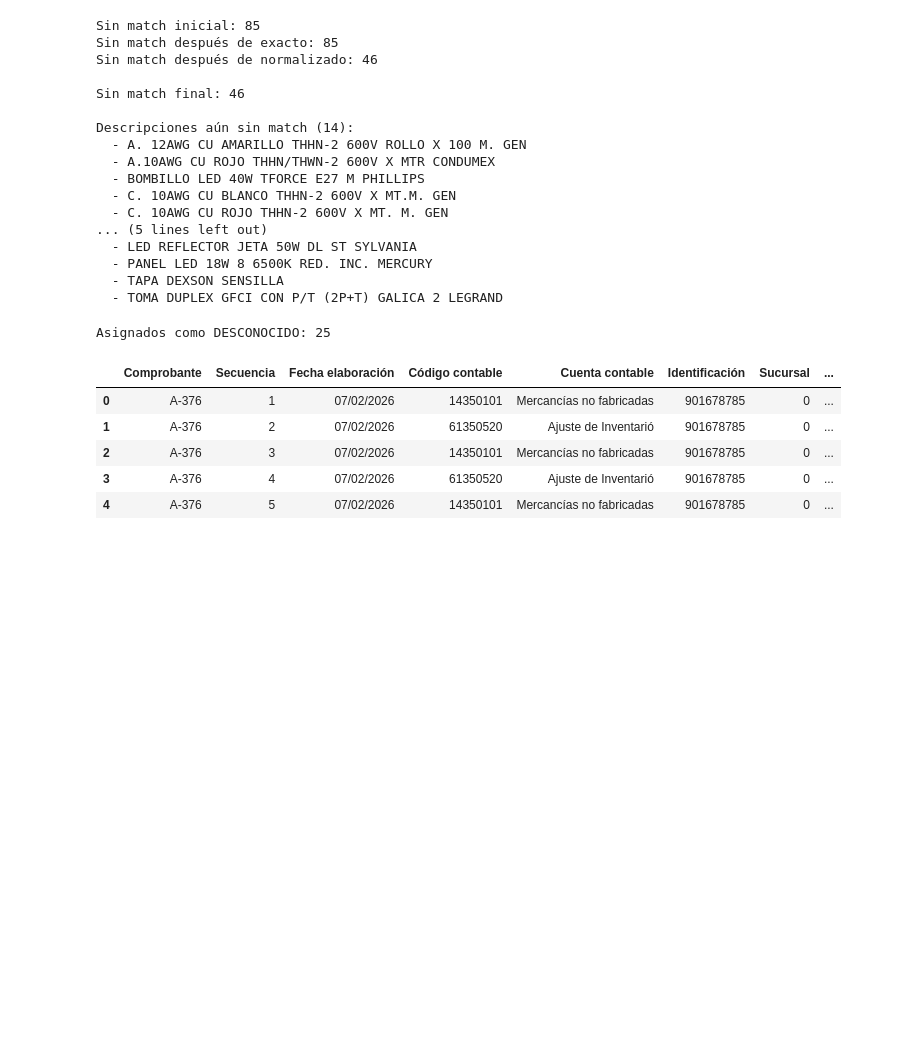
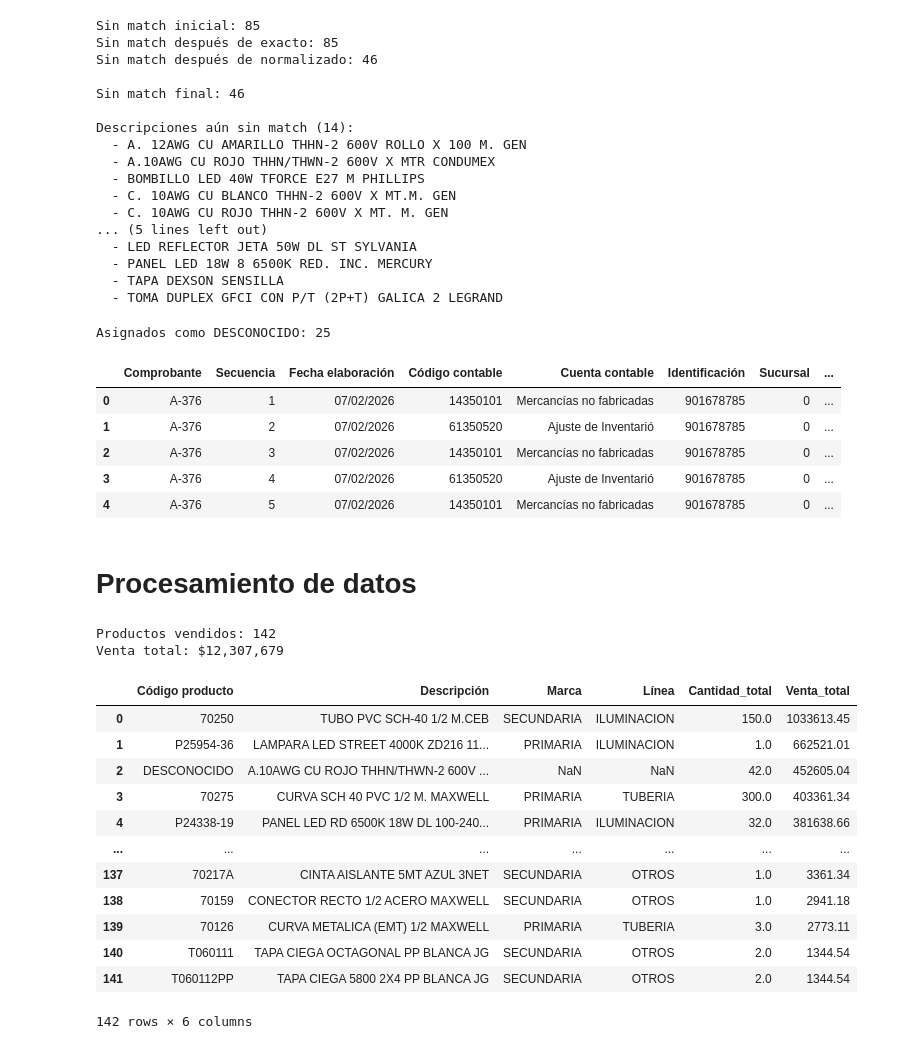
Before and after one commit to p1erre/cfoai, a Jupyter notebook: balance.ipynb, the cells around one changed output. Drawn from its saved outputs; the diff is of its cells as text; code cells hidden in the pictures; blank space fills up the shorter version.

```diff
--- a/balance.ipynb
+++ b/balance.ipynb
@@ -276,3 +276,44 @@ comprobantes.head()
 | 2 | A-376 | 3 | 07/02/2026 | 14350101 | Mercancías no fabricadas | 901678785 | 0 | ... |
 | 3 | A-376 | 4 | 07/02/2026 | 61350520 | Ajuste de Inventarió | 901678785 | 0 | ... |
 | 4 | A-376 | 5 | 07/02/2026 | 14350101 | Mercancías no fabricadas | 901678785 | 0 | ... |
+# %% [markdown]
+# Procesamiento de datos
+# %%
+# Total de ventas por producto
+# Filtrar facturas de venta (FV) con cuenta de ingresos (41350101)
+ventas = comprobantes[
+    (comprobantes['Comprobante'].str.startswith('FV')) &
+    (comprobantes['Código contable'] == 41350101)
+].copy()
+
+# Extraer cantidad desde Detalle
+ventas['Cantidad'] = ventas['Detalle'].str.extract(r'Cant:\s*([\d.]+)').astype(float)
+
+# Agrupar por producto usando las columnas ya enriquecidas en comprobantes
+ventas_por_producto = ventas.groupby('Código producto').agg(
+    Descripción=('Descripción', 'first'),
+    Marca=('MARCA RESUMIDA', 'first'),
+    Línea=('LINEA NEGOCIO', 'first'),
+    Cantidad_total=('Cantidad', 'sum'),
+    Venta_total=('Crédito', 'sum')
+).sort_values('Venta_total', ascending=False).reset_index()
+
+print(f"Productos vendidos: {len(ventas_por_producto)}")
+print(f"Venta total: ${ventas_por_producto['Venta_total'].sum():,.0f}")
+ventas_por_producto
+# %% [output]
+Productos vendidos: 142
+Venta total: $12,307,679
+|  | Código producto | Descripción | Marca | Línea | Cantidad_total | Venta_total |
+| 0 | 70250 | TUBO PVC SCH-40 1/2 M.CEB | SECUNDARIA | ILUMINACION | 150.0 | 1033613.45 |
+| 1 | P25954-36 | LAMPARA LED STREET 4000K ZD216 11... | PRIMARIA | ILUMINACION | 1.0 | 662521.01 |
+| 2 | DESCONOCIDO | A.10AWG CU ROJO THHN/THWN-2 600V ... | NaN | NaN | 42.0 | 452605.04 |
+| 3 | 70275 | CURVA SCH 40 PVC 1/2 M. MAXWELL | PRIMARIA | TUBERIA | 300.0 | 403361.34 |
+| 4 | P24338-19 | PANEL LED RD 6500K 18W DL 100-240... | PRIMARIA | ILUMINACION | 32.0 | 381638.66 |
+| ... | ... | ... | ... | ... | ... | ... |
+| 137 | 70217A | CINTA AISLANTE 5MT AZUL 3NET | SECUNDARIA | OTROS | 1.0 | 3361.34 |
+| 138 | 70159 | CONECTOR RECTO 1/2 ACERO MAXWELL | SECUNDARIA | OTROS | 1.0 | 2941.18 |
+| 139 | 70126 | CURVA METALICA (EMT) 1/2 MAXWELL | PRIMARIA | TUBERIA | 3.0 | 2773.11 |
+| 140 | T060111 | TAPA CIEGA OCTAGONAL PP BLANCA JG | SECUNDARIA | OTROS | 2.0 | 1344.54 |
+| 141 | T060112PP | TAPA CIEGA 5800 2X4 PP BLANCA JG | SECUNDARIA | OTROS | 2.0 | 1344.54 |
+142 rows × 6 columns
```
Also changed, not shown: parts of 1 cell of this notebook.
